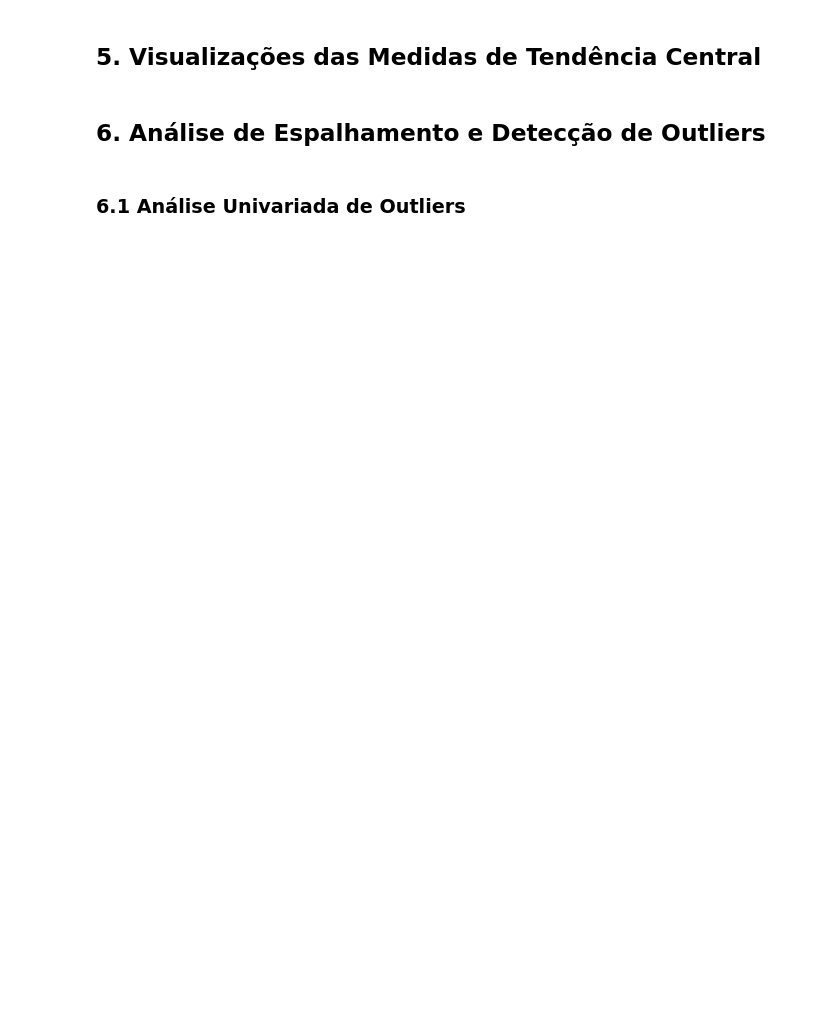
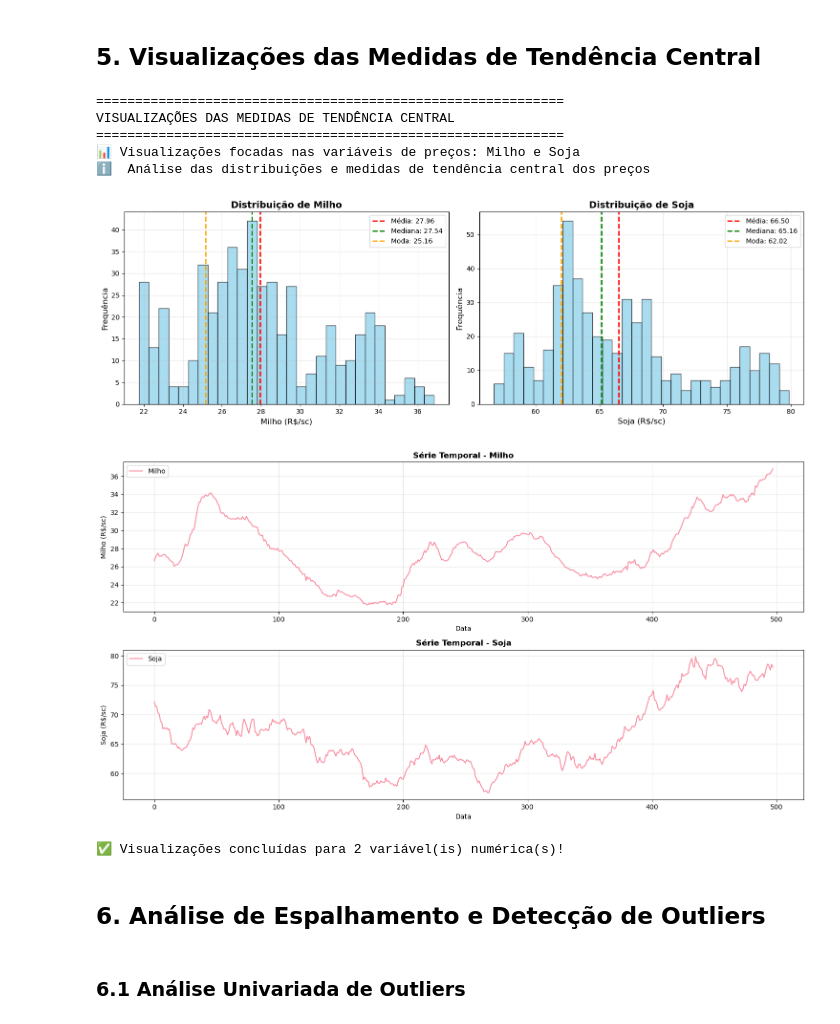
Before and after one commit to cazevedo1977/academico, a Jupyter notebook: doutorado/disciplinas/PCS5031 - Introdução à Ciência dos Dados/aula3/exploracao_dados_soja_milho_organizado.ipynb, the cells around one changed output. Drawn from its saved outputs; the diff is of its cells as text; code cells hidden in the pictures; blank space fills up the shorter version.

```diff
--- a/doutorado/disciplinas/PCS5031 - Introdução à Ciência dos Dados/aula3/exploracao_dados_soja_milho_organizado.ipynb
+++ b/doutorado/disciplinas/PCS5031 - Introdução à Ciência dos Dados/aula3/exploracao_dados_soja_milho_organizado.ipynb
@@ -131,8 +156,10 @@ if df is not None:
     print(df.dtypes.to_string())
 
     # Identificar variáveis numéricas e categóricas
-    numeric_cols = df.select_dtypes(include=[np.number]).columns.tolist()
-    categorical_cols = df.select_dtypes(include=['object']).columns.tolist()
+    # Excluir 'Observação' pois é índice dos registros
+    # Tratar 'Mes' e 'Safra' como categóricas pois representam partes da data
+    numeric_cols = ['Milho', 'Soja']  # Apenas preços são verdadeiramente numéricos
+    categorical_cols = ['Data', 'Mes', 'Safra']  # Data, mês e safra são categóricas
 
     print(f"\n🔢 VARIÁVEIS NUMÉRICAS ({len(numeric_cols)}):")
     print("-" * 40)
@@ -143,6 +170,12 @@ if df is not None:
     print("-" * 40)
     for col in categorical_cols:
         print(f"  • {col}")
+
+    print(f"\nℹ️  OBSERVAÇÕES:")
+    print("-" * 40)
+    print(f"  • 'Observação' foi excluída da análise (é índice dos registros)")
+    print(f"  • 'Mes' e 'Safra' são tratadas como categóricas (partes da data)")
+    print(f"  • Apenas 'Milho' e 'Soja' são analisadas como variáveis numéricas")
 
     # Análise de duplicatas
     print(f"\n🔄 ANÁLISE DE DUPLICATAS:")
@@ -281,10 +354,13 @@ else:
 ## 5. Visualizações das Medidas de Tendência Central
 # %%
 # Visualizações das medidas de tendência central
+# Foco nas variáveis de preços: Milho e Soja
 if df is not None and len(numeric_cols) > 0:
     print("=" * 60)
     print("VISUALIZAÇÕES DAS MEDIDAS DE TENDÊNCIA CENTRAL")
     print("=" * 60)
+    print("📊 Visualizações focadas nas variáveis de preços: Milho e Soja")
+    print("ℹ️  Análise das distribuições e medidas de tendência central dos preços")
 
     # Configurar subplots
     n_cols = min(2, len(numeric_cols))
@@ -324,55 +400,42 @@ if df is not None and len(numeric_cols) > 0:
         axes[i].set_visible(False)
 
     plt.tight_layout()
     plt.show()
 
-    # Box plots para análise de dispersão
-    if len(numeric_cols) > 1:
-        plt.figure(figsize=(12, 6))
-
-        # Preparar dados para box plot
-        data_for_box = [df[col].dropna() for col in numeric_cols]
-        labels = numeric_cols
-
-        box_plot = plt.boxplot(data_for_box, labels=labels, patch_artist=True)
-
-        # Colorir os boxes
-        colors = ['lightblue', 'lightgreen', 'lightcoral', 'lightyellow']
-        for patch, color in zip(box_plot['boxes'], colors[:len(numeric_cols)]):
-            patch.set_facecolor(color)
-
-        plt.title('Box Plots - Análise de Dispersão', fontsize=14, fontweight='bold')
-        plt.xlabel('Variáveis', fontsize=12)
-        plt.ylabel('Valores (R$/sc)', fontsize=12)
-        plt.grid(True, alpha=0.3)
-        plt.xticks(rotation=45)
-        plt.tight_layout()
-        plt.show()
 
     # Gráficos de linha temporal (se houver índice temporal)
     if hasattr(df.index, 'to_pydatetime') or 'Data' in df.columns:
         plt.figure(figsize=(15, 8))
 
         for i, col in enumerate(numeric_cols):
             plt.subplot(len(numeric_cols), 1, i+1)
             plt.plot(df.index, df[col], linewidth=1.5, alpha=0.8, label=col)
             plt.title(f'Série Temporal - {col}', fontsize=12, fontweight='bold')
             plt.xlabel('Data', fontsize=10)
             plt.ylabel(f'{col} (R$/sc)', fontsize=10)
             plt.grid(True, alpha=0.3)
             plt.legend()
 
         plt.tight_layout()
         plt.show()
 
     print(f"\n✅ Visualizações concluídas para {len(numeric_cols)} variável(is) numérica(s)!")
 
 else:
     print("⚠️  Não há variáveis numéricas para visualização.")
     if df is None:
         print("❌ Dataset não carregado.")
     else:
         print(f"📊 Apenas {len(numeric_cols)} variável numérica encontrada: {numeric_cols[0] if len(numeric_cols) == 1 else 'nenhuma'}")
+# %% [output]
+============================================================
+VISUALIZAÇÕES DAS MEDIDAS DE TENDÊNCIA CENTRAL
+============================================================
+📊 Visualizações focadas nas variáveis de preços: Milho e Soja
+ℹ️  Análise das distribuições e medidas de tendência central dos preços
+[figure, added]
+[figure, added]
+✅ Visualizações concluídas para 2 variável(is) numérica(s)!
 # %% [markdown]
 ## 6. Análise de Espalhamento e Detecção de Outliers
 # %% [markdown]
```
Also changed, not shown: parts of 9 cells of this notebook.
